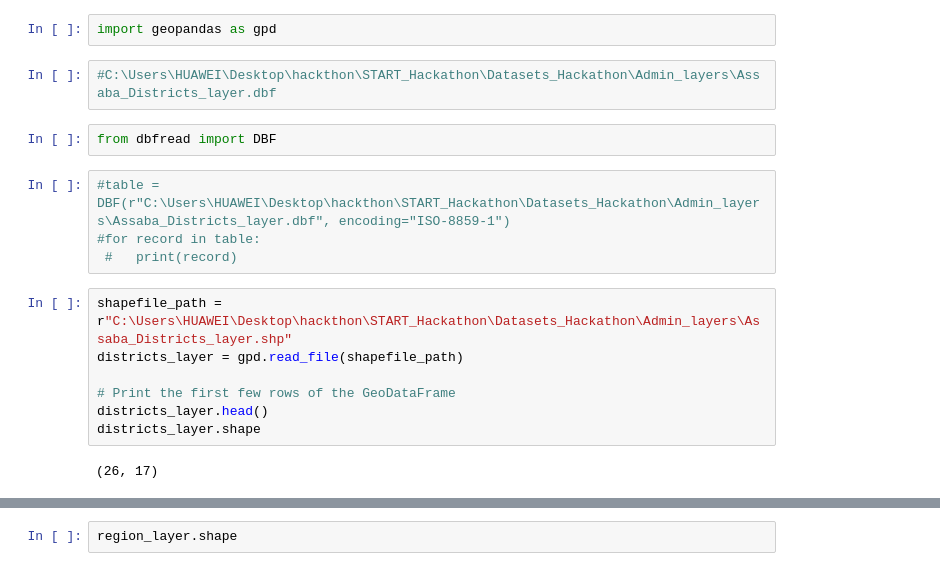
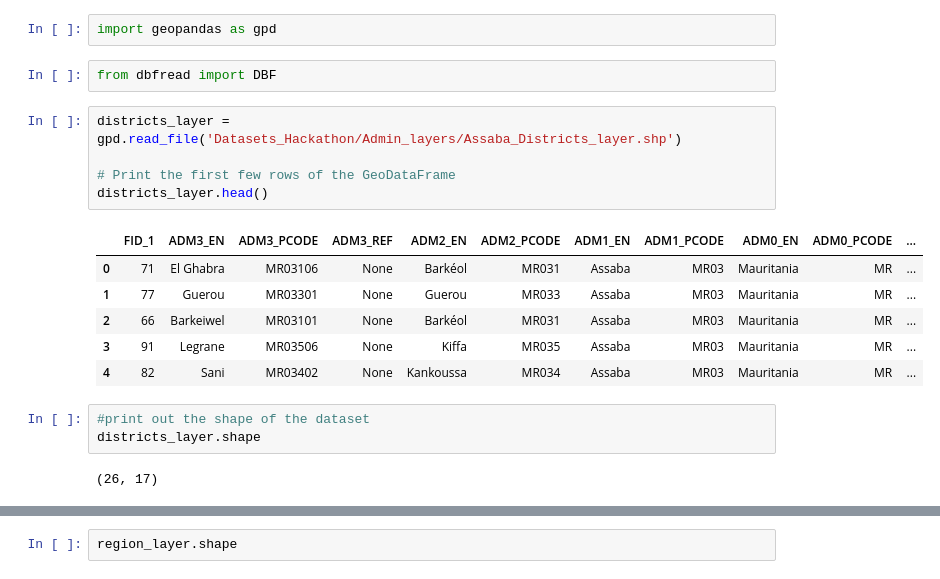
Before and after one commit to SourabhMulik/START_Hackathon, a Jupyter notebook: go_through_datasets.ipynb, the cells around one changed output, grey strips where cells are left out. Cells and saved outputs as stored; diff of their text form.

```diff
--- a/go_through_datasets.ipynb
+++ b/go_through_datasets.ipynb
@@ -1,20 +1,22 @@
 # %%
 import geopandas as gpd
-# %%
-#C:\Users\HUAWEI\Desktop\hackthon\START_Hackathon\Datasets_Hackathon\Admin_layers\Assaba_Districts_layer.dbf
 # %%
 from dbfread import DBF
-# %%
-#table = DBF(r"C:\Users\HUAWEI\Desktop\hackthon\START_Hackathon\Datasets_Hackathon\Admin_layers\Assaba_Districts_layer.dbf", encoding="ISO-8859-1")
-#for record in table:
- #   print(record)
 # %%
-shapefile_path = r"C:\Users\HUAWEI\Desktop\hackthon\START_Hackathon\Datasets_Hackathon\Admin_layers\Assaba_Districts_layer.shp"
-districts_layer = gpd.read_file(shapefile_path)
+districts_layer = gpd.read_file('Datasets_Hackathon/Admin_layers/Assaba_Districts_layer.shp')
 
 # Print the first few rows of the GeoDataFrame
 districts_layer.head()
-districts_layer.shape
 # %% [output]
-(26, 17)
+|  | FID_1 | ADM3_EN | ADM3_PCODE | ADM3_REF | ADM2_EN | ADM2_PCODE | ADM1_EN | ADM1_PCODE | ADM0_EN | ADM0_PCODE | ... |
+| 0 | 71 | El Ghabra | MR03106 | None | Barkéol | MR031 | Assaba | MR03 | Mauritania | MR | ... |
+| 1 | 77 | Guerou | MR03301 | None | Guerou | MR033 | Assaba | MR03 | Mauritania | MR | ... |
+| 2 | 66 | Barkeiwel | MR03101 | None | Barkéol | MR031 | Assaba | MR03 | Mauritania | MR | ... |
+| 3 | 91 | Legrane | MR03506 | None | Kiffa | MR035 | Assaba | MR03 | Mauritania | MR | ... |
+| 4 | 82 | Sani | MR03402 | None | Kankoussa | MR034 | Assaba | MR03 | Mauritania | MR | ... |
+# %%
+#print out the shape of the dataset
+districts_layer.shape
+# %% [output]
+(26, 17)
 # %%
```
Also changed, not shown: parts of 4 cells of this notebook.
